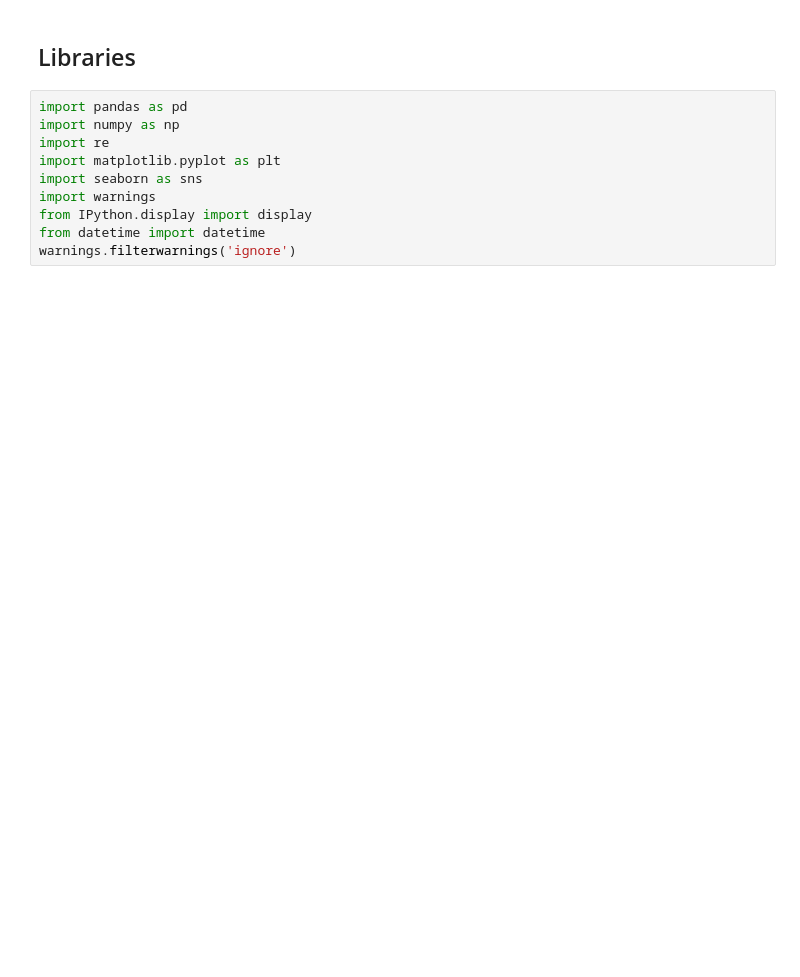
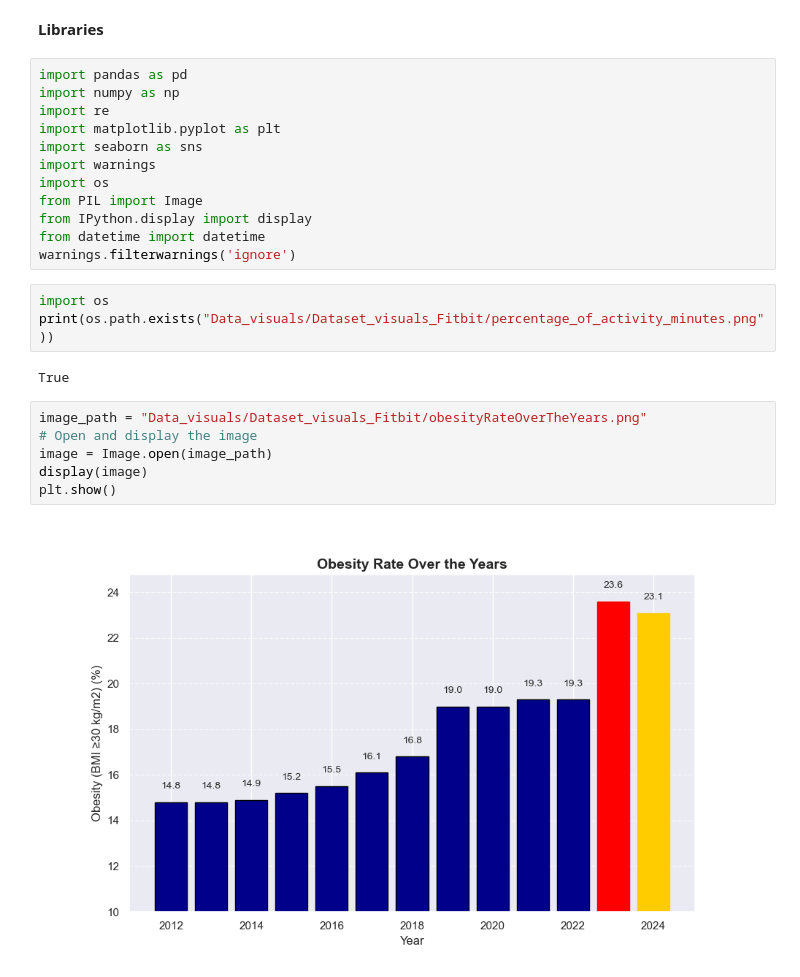
Before and after one commit to SheryllD/Project_SQL_Database, a Jupyter notebook: Data_Analysis.ipynb, the cells around one changed output. Cells and saved outputs as stored; diff of their text form; blank space fills up the shorter version.

```diff
--- a/Data_Analysis.ipynb
+++ b/Data_Analysis.ipynb
@@ -7,5 +19,5 @@
 # %% [markdown]
-## Libraries
+ **Libraries**
 # %%
 import pandas as pd
 import numpy as np
@@ -13,6 +25,21 @@ import re
 import matplotlib.pyplot as plt
 import seaborn as sns
 import warnings
+import os
+from PIL import Image
 from IPython.display import display
 from datetime import datetime
 warnings.filterwarnings('ignore')
+# %%
+import os
+print(os.path.exists("Data_visuals/Dataset_visuals_Fitbit/percentage_of_activity_minutes.png"))
+# %% [output]
+True
+# %%
+image_path = "Data_visuals/Dataset_visuals_Fitbit/obesityRateOverTheYears.png"
+# Open and display the image
+image = Image.open(image_path)
+display(image)
+plt.show()
+# %% [output]
+[figure, added]
```
Also changed, not shown: parts of 8 cells of this notebook, 5 other files.
